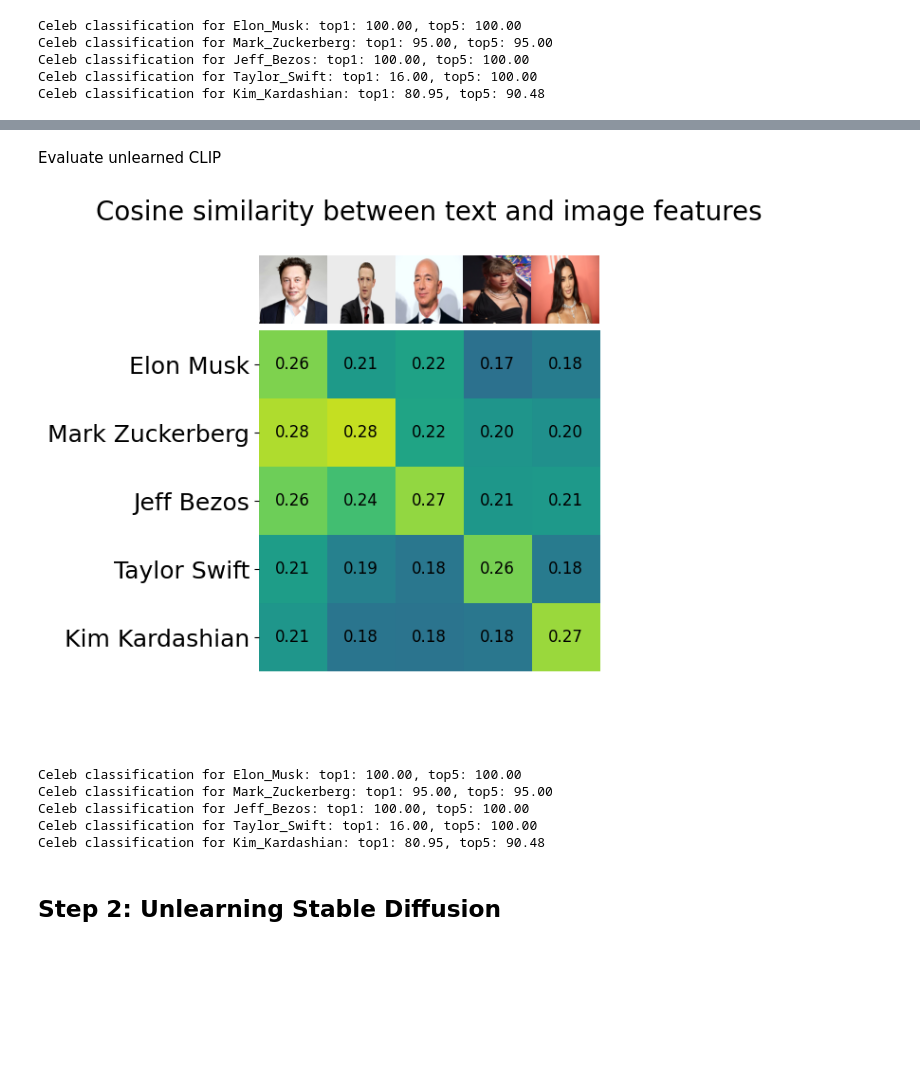
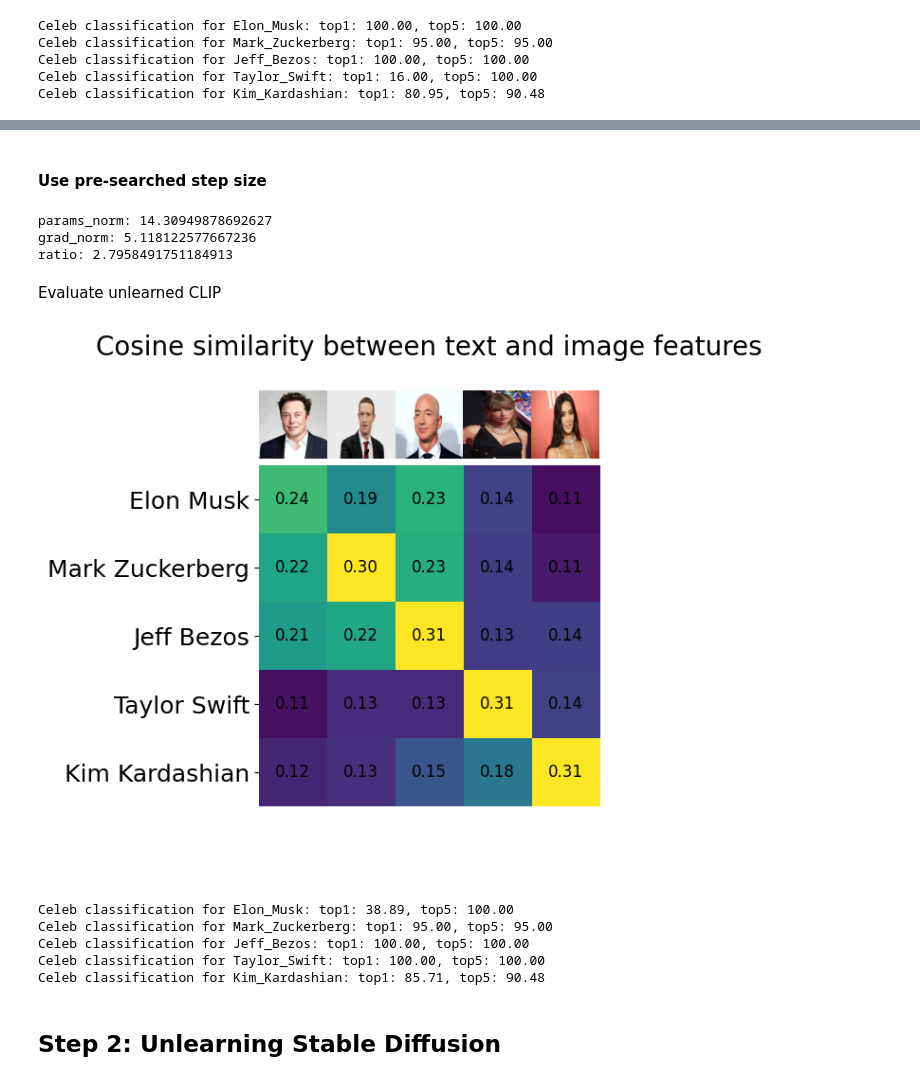
Before and after one commit to CSIPlab/SLUG, a Jupyter notebook: notebooks/experiment_stable_diffusion.ipynb, the cells around one changed output, grey strips where cells are left out. Cells and saved outputs as stored; diff of their text form; code cells hidden in the pictures; blank space fills up the shorter version.

```diff
--- a/notebooks/experiment_stable_diffusion.ipynb
+++ b/notebooks/experiment_stable_diffusion.ipynb
@@ -97,4 +207,5 @@ model_clip_pretrained.eval()
 # %%
+gradient_list = []
 for split in ['forget', 'train']:
     gradients = dict([(n, torch.zeros_like(p, device=p.device)) for n, p in model_clip_pretrained.named_parameters()])
 
@@ -102,7 +213,7 @@ for split in ['forget', 'train']:
         path = Path(f"data/tar_files/{celeb_name}.tar")
     else:
         path = Path("data/laion/laion400m/00000.tar")
-    dataloader = create_wds(str(path))
+    dataloader = create_wds(str(path),bs=4)
     for i, (images, texts) in tqdm(enumerate(dataloader)):
         # for openai models replace the original text with just name of the celeb
         texts = [celeb_name.replace('_', ' ')] * len(texts)
@@ -132,7 +243,14 @@ for split in ['forget', 'train']:
         if param.grad is not None:
             gradients[name] /= (i+1) # len(dataloader)
 
+    gradient_list.append(gradients.detach())
 
+
+# Identify important layers
+with torch.no_grad():
+    important_layers = get_important_layers(celeb_name, pair, model_clip_pretrained, forget_grads=gradient_list[0], retain_grads=gradient_list[1])
+
+for split in ['forget', 'train']:
     mask_save_root = Path(f"results/grads/{celeb_name}_{model_repo}_{model_name}")
     mask_save_root.mkdir(parents=True, exist_ok=True)
     torch.save(gradients, os.path.join(mask_save_root, f"{split}_grads.pt"))
@@ -154,7 +272,6 @@ def batched(iterable, n):
         if not batch:
             break
         yield batch
-
 
 def build_zero_shot_classifier(
         model,
@@ -234,7 +351,6 @@ CELEB_TEMPLATES = (
     lambda c: f'{c}.',
 )
 
-
 def accuracy(output, target, topk=(1,)):
     pred = output.topk(max(topk), 1, True, True)[1].t()
     correct = pred.eq(target.view(1, -1).expand_as(pred))
@@ -242,9 +358,7 @@ def accuracy(output, target, topk=(1,)):
 
 
 def run_name(model, classifier, name, processor, device):
-
     label = name_list.index(name)
-
     top1, top5, n = 0., 0., 0.
     for image_id in jpg_dict[name]:
         image_path = data_root / "img_align_celeba" / image_id
@@ -263,7 +377,6 @@ def run_name(model, classifier, name, processor, device):
     top1 = (top1 / n)
     top5 = (top5 / n)
     return top1, top5
-
 
 def run_imagenet(model, classifier, dataloader, device, args):
     top1, top5, n = 0., 0., 0.
@@ -296,7 +409,19 @@ def load_clip_build_classifiers(clip_model_id, device='cuda'):
         )
     return model_clip, processor_clip, classifier_celeb
 
-def plot_iamge_text_matrix(similarity, texts, original_images, title="Cosine similarity between text and image features", save_path="CLIP_similarity.png"):
+def build_classifiers(model_clip, processor_clip, device='cuda'):
+    classifier_celeb = build_zero_shot_classifier(
+            model_clip,
+            tokenizer=processor_clip.tokenizer,
+            classnames=CELEB_NAMES,
+            templates=CELEB_TEMPLATES,
+            num_classes_per_batch=10,
+            device=device,
+            use_tqdm=True,
+        )
+    return classifier_celeb
+
+def plot_image_text_matrix(similarity, texts, original_images, title="Cosine similarity between text and image features", save_path="CLIP_similarity.png"):
     count = len(texts)
     plt.figure(figsize=(8, 6))
     plt.imshow(similarity, vmin=0.1, vmax=0.3)
@@ -480,9 +497,8 @@ images = []
 for url, name in zip(urls, texts):
     image = Image.open(requests.get(url, stream=True).raw)
     image = image.convert('RGB')
-    save_path = f"data/cosine_matrix/{name}.jpg"
-    image.save(save_path)
-
+    # save_path = f"data/cosine_matrix/{name}.jpg"
+    # image.save(save_path)
     original_images.append(image)
     images.append(image)
 
@@ -495,7 +511,7 @@ with torch.no_grad(), torch.cuda.amp.autocast():
     similarity = text_features.cpu().numpy() @ image_features.cpu().numpy().T
 
 
-plot_iamge_text_matrix(similarity, texts, original_images, title="Cosine similarity between text and image features")
+plot_image_text_matrix(similarity, texts, original_images, title="Cosine similarity between text and image features")
 
 
 # evaluate quantitative
@@ -610,3 +666,27 @@ while 1:
+# %% [markdown]
+#### Use pre-searched step size
+# %%
+# get pareto-front (important layers)
+pair = "ViT-H-14 laion2B-s32B-b79K"
+important_layers = get_important_layers(celeb_name, pair, model_clip_pretrained, forget_grads, retain_grads)
+
+# directly modify the model using gradients
+layer_name = "text_model.encoder.layers.11.self_attn.k_proj.weight"
+layer_names = [layer_name.replace('k_proj', attn) for attn in ('k_proj', 'v_proj', 'q_proj')]
+
+vector = forget_grads[layer_name].to(device)
+
+# get weight norm and ratio
+params_norm = torch.norm(model_clip_pretrained.get_parameter(layer_name)).item()
+grad_norm = torch.norm(vector).item()
+ratio = params_norm/grad_norm
+print(f"params_norm: {params_norm}")
+print(f"grad_norm: {grad_norm}")
+print(f"ratio: {ratio}")
+# %% [output]
+params_norm: 14.30949878692627
+grad_norm: 5.118122577667236
+ratio: 2.7958491751184913
 # %%
 # search start from 1/10 of norm ratio
 # # elon
@@ -648,28 +729,28 @@ Evaluate unlearned CLIP
 # %%
 with torch.no_grad(), torch.cuda.amp.autocast():
     inputs = processor_clip(text=texts, images=images, return_tensors="pt", padding=True).to(device)
     outputs = model_clip(**inputs)
 
     image_features = outputs.image_embeds
     text_features = outputs.text_embeds
     similarity = text_features.cpu().numpy() @ image_features.cpu().numpy().T
 
 
-plot_iamge_text_matrix(similarity, texts, original_images, title="Cosine similarity between text and image features")
+plot_image_text_matrix(similarity, texts, original_images, title="Cosine similarity between text and image features")
 
 
 # evaluate quantitative
 for name in texts:
     name = name.replace(' ', '_')
     top1, top5 = run_name(model_clip, classifier_celeb, name, processor_clip, device)
     print(f"Celeb classification for {name}: top1: {top1*100:.2f}, top5: {top5*100:.2f}")
 # %% [output]
-[figure, old version]
+[figure, new version]
-Celeb classification for Elon_Musk: top1: 100.00, top5: 100.00
+Celeb classification for Elon_Musk: top1: 38.89, top5: 100.00
 Celeb classification for Mark_Zuckerberg: top1: 95.00, top5: 95.00
 Celeb classification for Jeff_Bezos: top1: 100.00, top5: 100.00
-Celeb classification for Taylor_Swift: top1: 16.00, top5: 100.00
-Celeb classification for Kim_Kardashian: top1: 80.95, top5: 90.48
+Celeb classification for Taylor_Swift: top1: 100.00, top5: 100.00
+Celeb classification for Kim_Kardashian: top1: 85.71, top5: 90.48
 # %% [markdown]
 ## Step 2: Unlearning Stable Diffusion
 # %%
```
Also changed, not shown: parts of 16 cells of this notebook, 1 other file.
